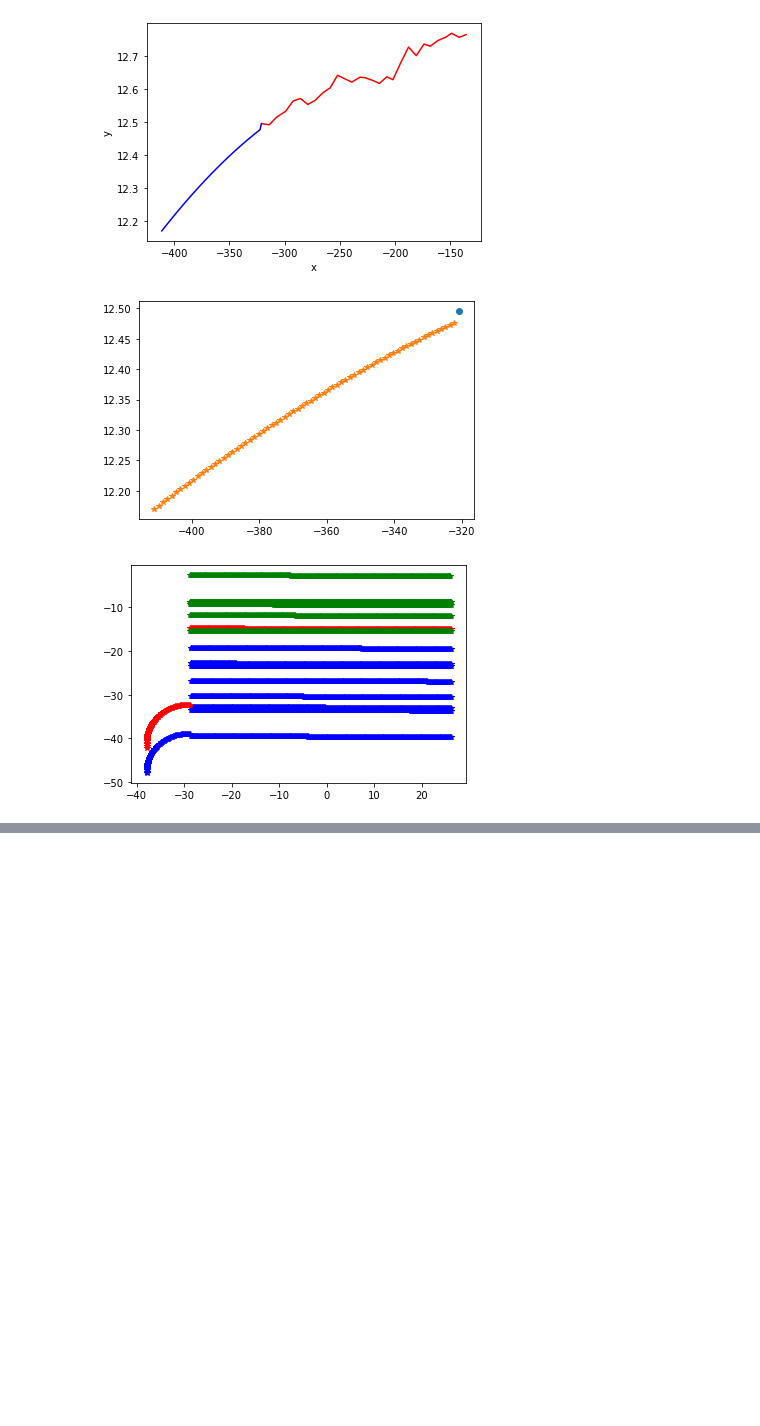
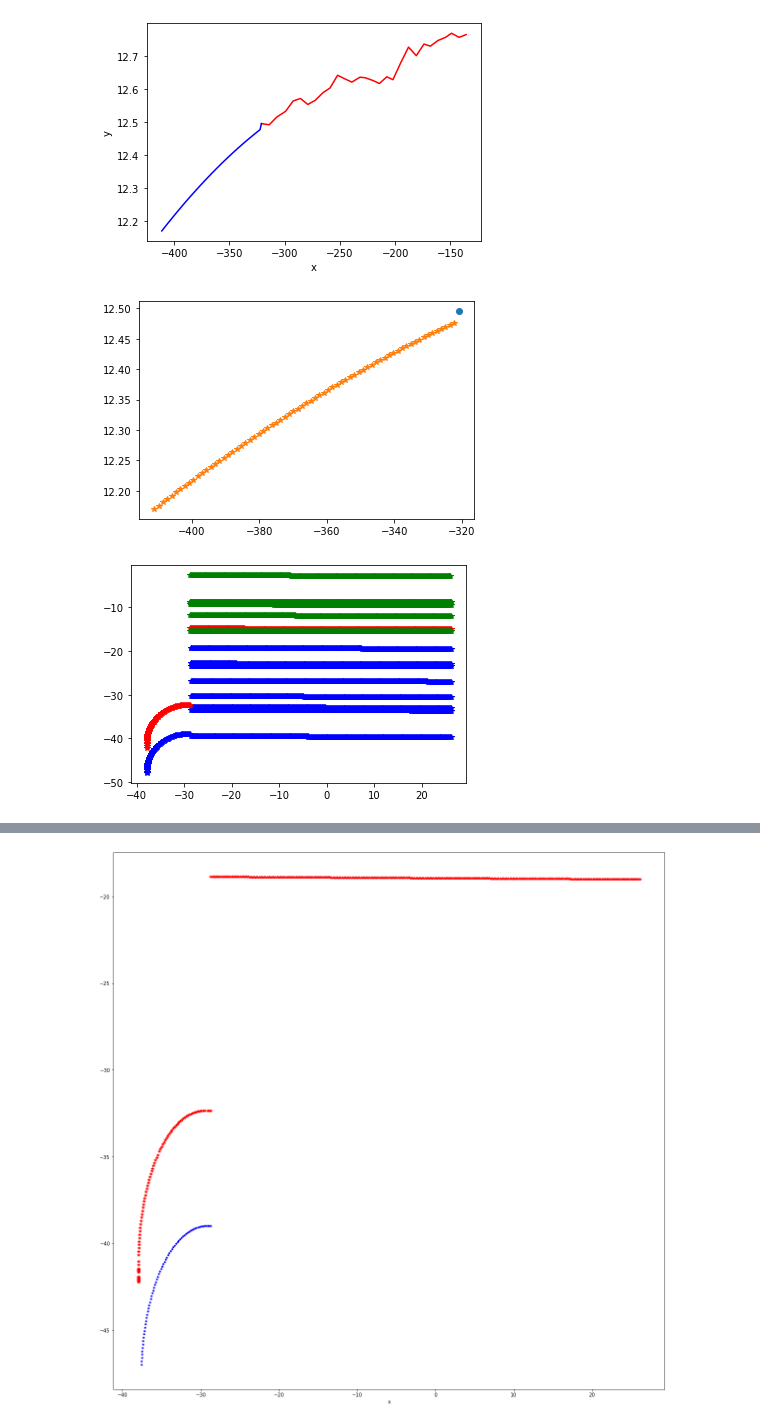
Before and after one commit to wahihihi/prediction, a Jupyter notebook: prediction/src/hdmap/data/opendrive_data.ipynb, the cells around one changed output, grey strips where cells are left out. Cells and saved outputs as stored; diff of their text form; code cells hidden in the pictures; blank space fills up the shorter version.

```diff
--- a/prediction/src/hdmap/data/opendrive_data.ipynb
+++ b/prediction/src/hdmap/data/opendrive_data.ipynb
@@ -279,0 +304,58 @@ plt.show()
+# %%
+import pandas as pd
+import numpy as np
+import matplotlib.pyplot as plt
+import math
+
+
+POINT_COLUMN_NAMES = ['x', 'y']
+# df_reference = pd.read_csv('/home/ai/catkin_ws/src/prediction/log/reference_line_data.txt', header=None, sep=',')
+# df_reference.columns = POINT_COLUMN_NAMES
+
+df_center = pd.read_csv('/home/ai/catkin_ws/src/prediction/log/center_line_data.txt', header=None, sep=',')
+df_center.columns = POINT_COLUMN_NAMES
+
+# df_right = pd.read_csv('/home/ai/catkin_ws/src/prediction/log/right_line_data.txt', header=None, sep=',')
+# df_right.columns = POINT_COLUMN_NAMES
+
+plt.figure(figsize=(20,20))
+plt.xlabel("x")
+plt.ylabel("")
+
+df_road_20_reference_data = pd.read_csv('/home/ai/catkin_ws/src/prediction/log/road_20_referencelin_data.txt', header=None, sep=',')
+df_road_20_reference_data.columns = POINT_COLUMN_NAMES
+
+# df_road_20_center_data = pd.read_csv('/home/ai/catkin_ws/src/prediction/log/road_20_center_data.txt', header=None, sep=',')
+# df_road_20_center_data.columns = POINT_COLUMN_NAMES
+
+df_road_20_left_data = pd.read_csv('/home/ai/catkin_ws/src/prediction/log/road_20_left_data.txt', header=None, sep=',')
+df_road_20_left_data.columns = POINT_COLUMN_NAMES
+
+df_road_20_right_data = pd.read_csv('/home/ai/catkin_ws/src/prediction/log/road_20_right_data.txt', header=None, sep=',')
+df_road_20_right_data.columns = POINT_COLUMN_NAMES
+# reference_xpoints = np.array(df_reference['x'])
+# reference_ypoints = np.array(df_reference['y'])
+center_xpoints = np.array(df_center['x'])
+center_ypoints = np.array(df_center['y'])
+# right_xpoints = np.array(df_right['x'])
+# right_ypoints = np.array(df_right['y'])
+df_road_20_reference_data_xpoints = np.array(df_road_20_reference_data['x'])
+df_road_20_reference_data_ypoints = np.array(df_road_20_reference_data['y'])
+df_road_20_center_data_xpoints = np.array(df_road_20_center_data['x'])
+df_road_20_center_data_ypoints = np.array(df_road_20_center_data['y'])
+df_road_20_left_data_xpoints = np.array(df_road_20_left_data['x'])
+df_road_20_left_data_ypoints = np.array(df_road_20_left_data['y'])
+df_road_20_right_data_xpoints = np.array(df_road_20_right_data['x'])
+df_road_20_right_data_ypoints = np.array(df_road_20_right_data['y'])
+
+# plt.plot(reference_xpoints, reference_ypoints,"-",color='r')
+plt.plot(center_xpoints, center_ypoints,".",c='b')
+# plt.plot(right_xpoints, right_ypoints,".",color='g')
+# plt.plot(df_road_20_center_data_xpoints, df_road_20_center_data_ypoints,"*",color='b')
+plt.plot(df_road_20_reference_data_xpoints, df_road_20_reference_data_ypoints,"*",color='r')
+# plt.plot(df_road_20_left_data_xpoints, df_road_20_left_data_ypoints,"*",color='g')
+# plt.plot(df_road_20_right_data_xpoints, df_road_20_right_data_ypoints,"*",color='g')
+
+plt.show()
+# %% [output]
+[figure, added]
```
Also changed, not shown: parts of 2 cells of this notebook.
